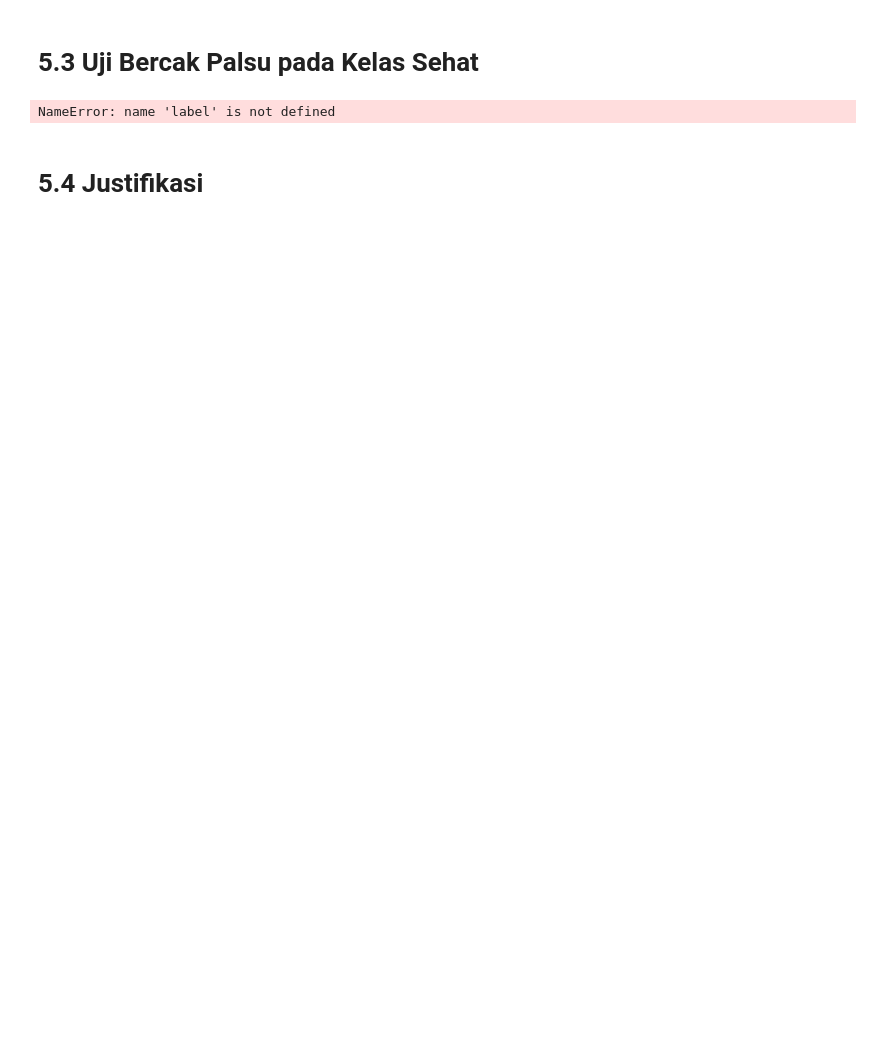
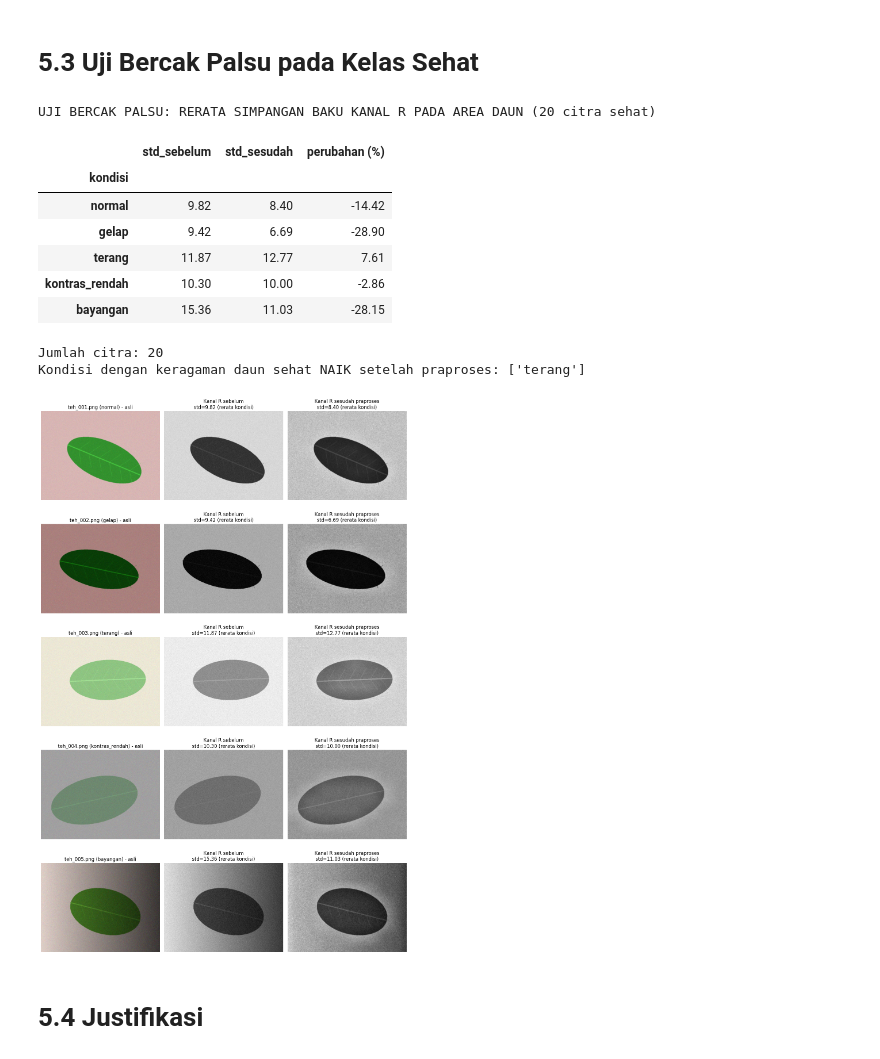
Before and after one commit to MuhammadImamFaisal/simuteh-2330511016, a Jupyter notebook: notebook/B5_praproses.ipynb, the cells around one changed output. Drawn from its saved outputs; the diff is of its cells as text; code cells hidden in the pictures; blank space fills up the shorter version.

```diff
--- a/notebook/B5_praproses.ipynb
+++ b/notebook/B5_praproses.ipynb
@@ -125,58 +142,80 @@ for _, d in data_sehat.iterrows():
     std_sesudah = out[:, :, KANAL][md_out > 0].std()
 
     baris_sehat.append([
         nm,
         d["kondisi_cahaya"],
         std_sebelum,
         std_sesudah
     ])
 
 hasil_sehat = pd.DataFrame(
     baris_sehat,
     columns=["nama_file", "kondisi", "std_sebelum", "std_sesudah"]
 )
 
-print("HASIL UJI 20 CITRA KELAS SEHAT")
-display(
-    hasil_sehat.groupby("kondisi")[
-        ["std_sebelum", "std_sesudah"]
-    ].mean().round(2)
+# Rerata per kondisi, urut sesuai petunjuk
+urutan_kondisi = ["normal", "gelap", "terang", "kontras_rendah", "bayangan"]
+
+ringkas_sehat = (
+    hasil_sehat.groupby("kondisi")[["std_sebelum", "std_sesudah"]]
+    .mean()
+    .reindex(urutan_kondisi)
 )
+ringkas_sehat["perubahan (%)"] = (
+    100 * (ringkas_sehat["std_sesudah"] - ringkas_sehat["std_sebelum"])
+    / ringkas_sehat["std_sebelum"]
+)
+ringkas_sehat = ringkas_sehat.round(2)
 
+print("UJI BERCAK PALSU: RERATA SIMPANGAN BAKU KANAL R PADA AREA DAUN (20 citra sehat)")
+display(ringkas_sehat)
 print("Jumlah citra:", len(hasil_sehat))
 
-# Panel sebelum dan sesudah untuk satu citra setiap kondisi
-kondisi_unik = hasil_sehat["kondisi"].unique()
+naik = ringkas_sehat[ringkas_sehat["perubahan (%)"] > 0].index.tolist()
+print("Kondisi dengan keragaman daun sehat NAIK setelah praproses:", naik)
 
-plt.figure(figsize=(12, 4 * len(kondisi_unik)))
+hasil_sehat.round(2).to_csv(
+    os.path.join(HASIL_DIR, "b5_uji_bercak_palsu.csv"),
+    index=False
+)
+ringkas_sehat.to_csv(os.path.join(HASIL_DIR, "b5_uji_bercak_palsu_ringkas.csv"))
 
-for i, kondisi in enumerate(kondisi_unik):
+# Panel: satu citra sehat per kondisi -> citra asli, kanal R sebelum, kanal R sesudah
+fig, axes = plt.subplots(len(urutan_kondisi), 3, figsize=(13, 4 * len(urutan_kondisi)))
 
-    nm = hasil_sehat[
-        hasil_sehat["kondisi"] == kondisi
-    ].iloc[0]["nama_file"]
+for i, kondisi in enumerate(urutan_kondisi):
+
+    nm = hasil_sehat[hasil_sehat["kondisi"] == kondisi].iloc[0]["nama_file"]
 
     img = cv2.imread(os.path.join(DATA_DIR, "citra", nm))
     out = praproses(img, param)
 
-    plt.subplot(len(kondisi_unik), 2, 2*i + 1)
-    plt.imshow(cv2.cvtColor(img, cv2.COLOR_BGR2RGB))
-    plt.title(f"{kondisi} - Sebelum")
-    plt.axis("off")
+    axes[i, 0].imshow(cv2.cvtColor(img, cv2.COLOR_BGR2RGB))
+    axes[i, 0].set_title(f"{nm} ({kondisi}) - asli")
 
-    plt.subplot(len(kondisi_unik), 2, 2*i + 2)
-    plt.imshow(cv2.cvtColor(out, cv2.COLOR_BGR2RGB))
-    plt.title(f"{kondisi} - Sesudah")
-    plt.axis("off")
+    axes[i, 1].imshow(img[:, :, KANAL], cmap="gray", vmin=0, vmax=255)
+    axes[i, 1].set_title(f"Kanal R sebelum\nstd={ringkas_sehat.loc[kondisi, 'std_sebelum']:.2f} (rerata kondisi)")
+
+    axes[i, 2].imshow(out[:, :, KANAL], cmap="gray", vmin=0, vmax=255)
+    axes[i, 2].set_title(f"Kanal R sesudah praproses\nstd={ringkas_sehat.loc[kondisi, 'std_sesudah']:.2f} (rerata kondisi)")
+
+    for ax in axes[i]:
+        ax.axis("off")
 
 plt.tight_layout()
+plt.savefig(os.path.join(HASIL_DIR, "b5_panel_bercak_palsu.png"), dpi=150, bbox_inches="tight")
 plt.show()
-
-hasil_sehat.to_csv(
-    os.path.join(HASIL_DIR, "b5_uji_bercak_palsu.csv"),
-    index=False
-)
 # %% [output]
-NameError: name 'label' is not defined
+UJI BERCAK PALSU: RERATA SIMPANGAN BAKU KANAL R PADA AREA DAUN (20 citra sehat)
+|  | std_sebelum | std_sesudah | perubahan (%) |
+| kondisi |  |  |  |
+| normal | 9.82 | 8.40 | -14.42 |
+| gelap | 9.42 | 6.69 | -28.90 |
+| terang | 11.87 | 12.77 | 7.61 |
+| kontras_rendah | 10.30 | 10.00 | -2.86 |
+| bayangan | 15.36 | 11.03 | -28.15 |
+Jumlah citra: 20
+Kondisi dengan keragaman daun sehat NAIK setelah praproses: ['terang']
+[figure, added]
 # %% [markdown]
 # 5.4 Justifikasi
```
Also changed, not shown: parts of 5 cells of this notebook, 6 other files.
